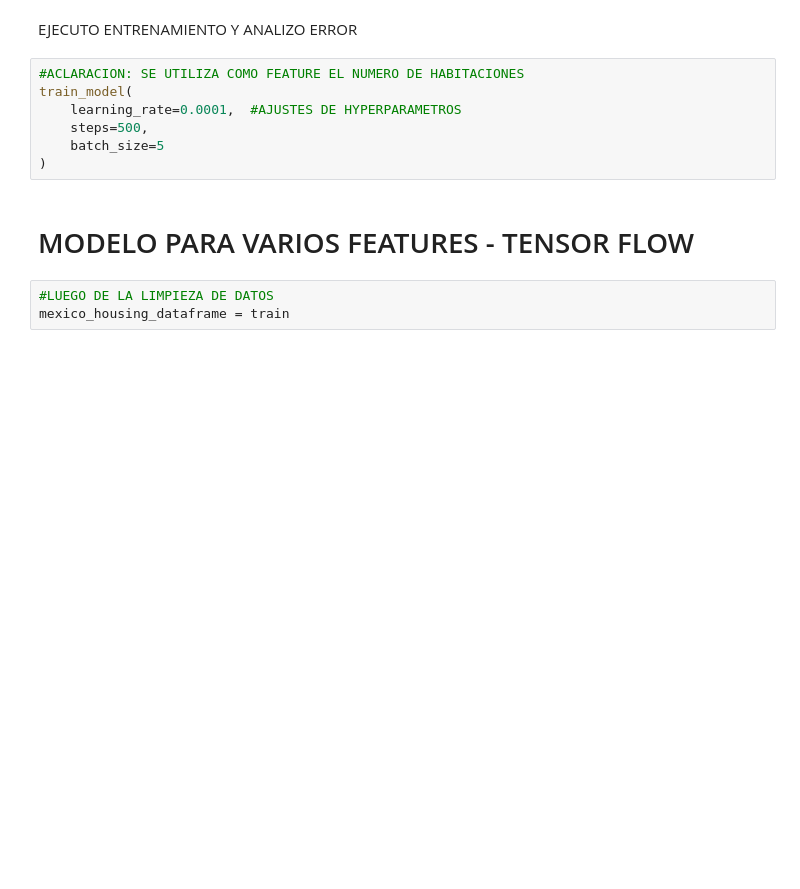
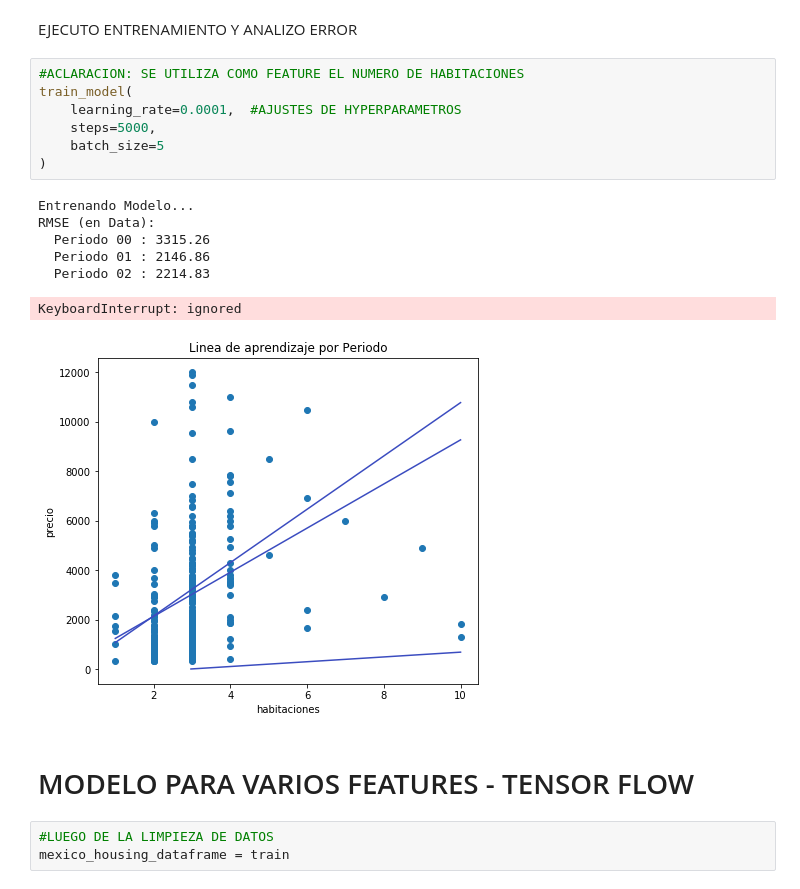
Before and after one commit to luctiz/Grupo43-TP2, a Jupyter notebook: TensorFlow_TP2.ipynb, the cells around one changed output. Saved outputs shown, nothing was run; the diff lists cells and outputs as text; blank space fills up the shorter version.

```diff
--- a/TensorFlow_TP2.ipynb
+++ b/TensorFlow_TP2.ipynb
@@ -229,10 +243,18 @@ EJECUTO ENTRENAMIENTO Y ANALIZO ERROR
 # %%
 #ACLARACION: SE UTILIZA COMO FEATURE EL NUMERO DE HABITACIONES
 train_model(
     learning_rate=0.0001,  #AJUSTES DE HYPERPARAMETROS
-    steps=500,
+    steps=5000,
     batch_size=5
 )
+# %% [output]
+Entrenando Modelo...
+RMSE (en Data):
+  Periodo 00 : 3315.26
+  Periodo 01 : 2146.86
+  Periodo 02 : 2214.83
+KeyboardInterrupt: ignored
+[figure, added]
 # %% [markdown]
 # MODELO PARA VARIOS FEATURES - TENSOR FLOW
 # %%
```
Also changed, not shown: parts of 4 cells of this notebook.
